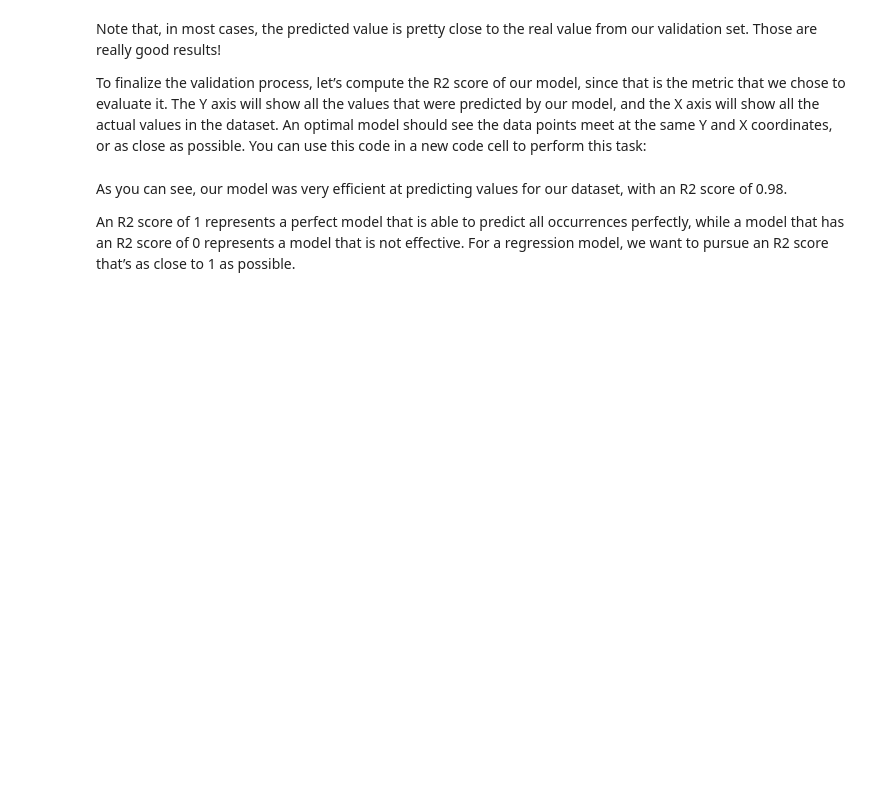
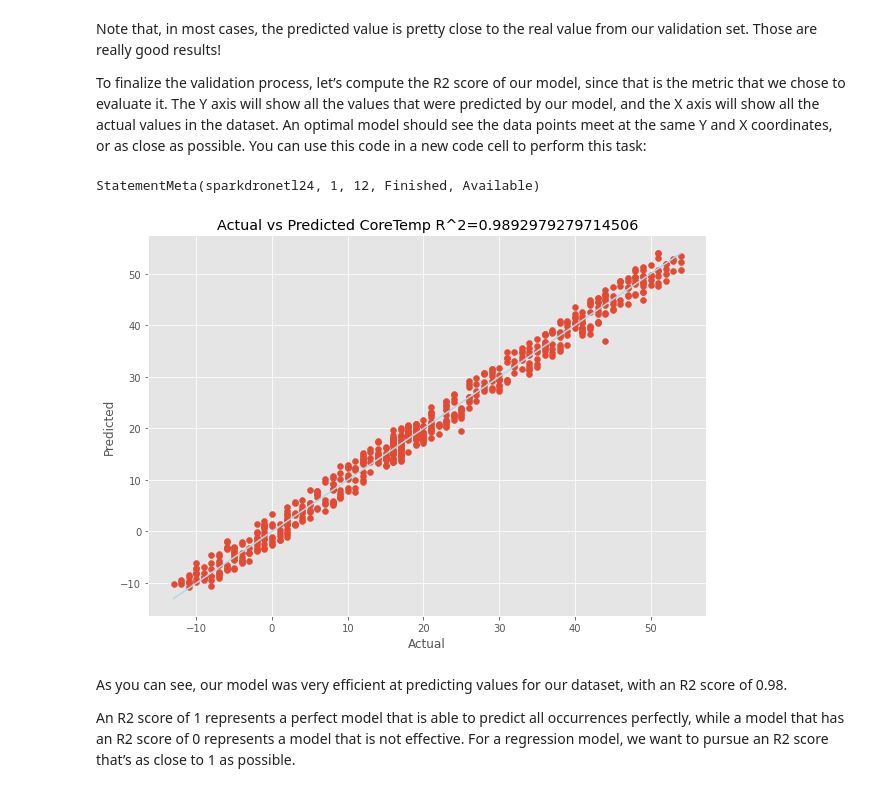
Before and after one commit to PacktPublishing/Learn-Azure-Synapse-Data-Explorer, a Jupyter notebook: Chapter 08/Regression example.ipynb, the cells around one changed output. Cells and saved outputs as stored; diff of their text form; code cells hidden in the pictures; blank space fills up the shorter version.

```diff
--- a/Chapter 08/Regression example.ipynb
+++ b/Chapter 08/Regression example.ipynb
@@ -147,21 +198,24 @@ To finalize the validation process, let’s compute the R2 score of our model, s
 # %%
 import matplotlib.pyplot as plt
 import numpy as np
 from sklearn.metrics import mean_squared_error, r2_score
 
 # Compute the R2 score by using the predicted and actual CoreTemp
-y_test_actual = y_test['CoreTemp']
+y_test_actual = df_compare['CoreTemp']
 r2 = r2_score(y_test_actual, y_predict)
 
 # Plot the actual versus predicted CoreTemp values
 plt.style.use('ggplot')
 plt.figure(figsize=(10, 7))
 plt.scatter(y_test_actual,y_predict)
 plt.plot([np.min(y_test_actual), np.max(y_test_actual)], [np.min(y_test_actual), np.max(y_test_actual)], color='lightblue')
 plt.xlabel("Actual")
 plt.ylabel("Predicted")
 plt.title("Actual vs Predicted CoreTemp R^2={}".format(r2))
 plt.show()
+# %% [output]
+StatementMeta(sparkdronetl24, 1, 12, Finished, Available)
+[figure, added]
 # %% [markdown]
 As you can see, our model was very efficient at predicting values for our dataset, with an R2 score of 0.98.
 
```
Also changed, not shown: parts of 10 cells of this notebook.
